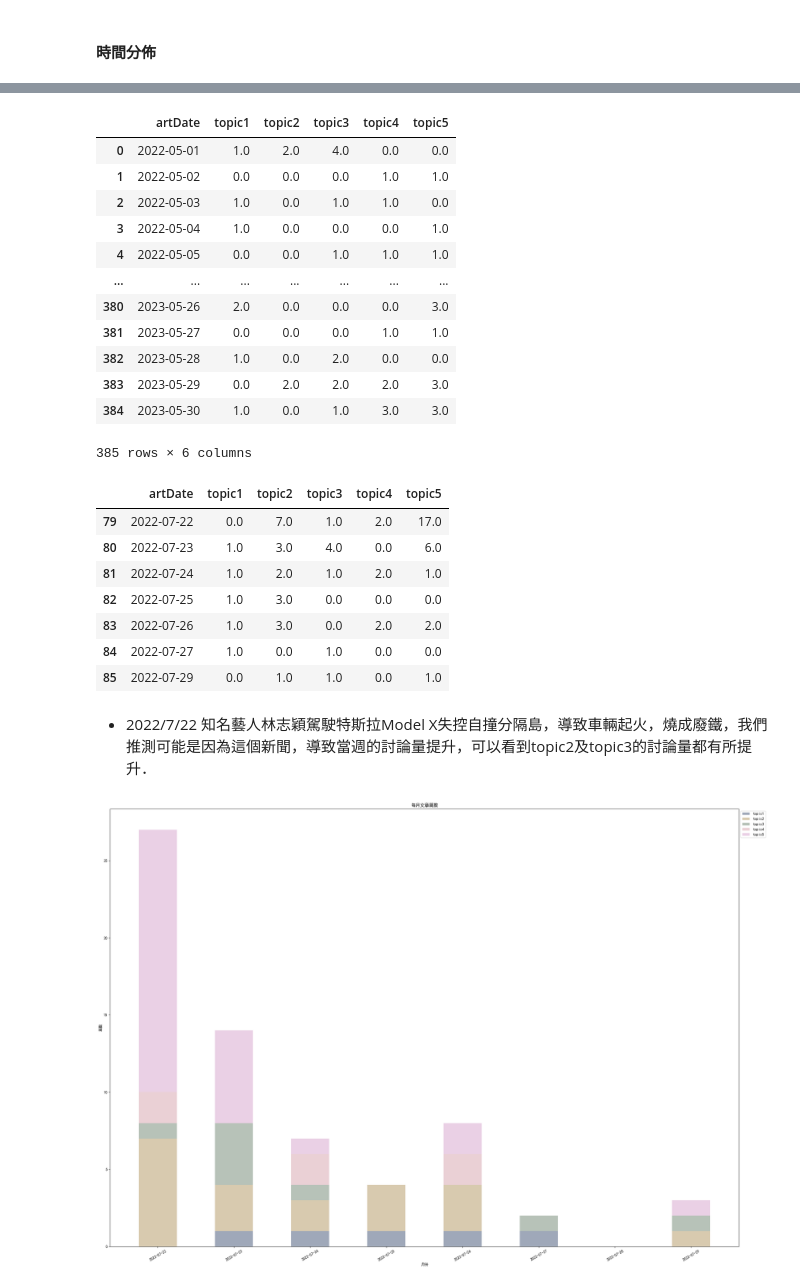
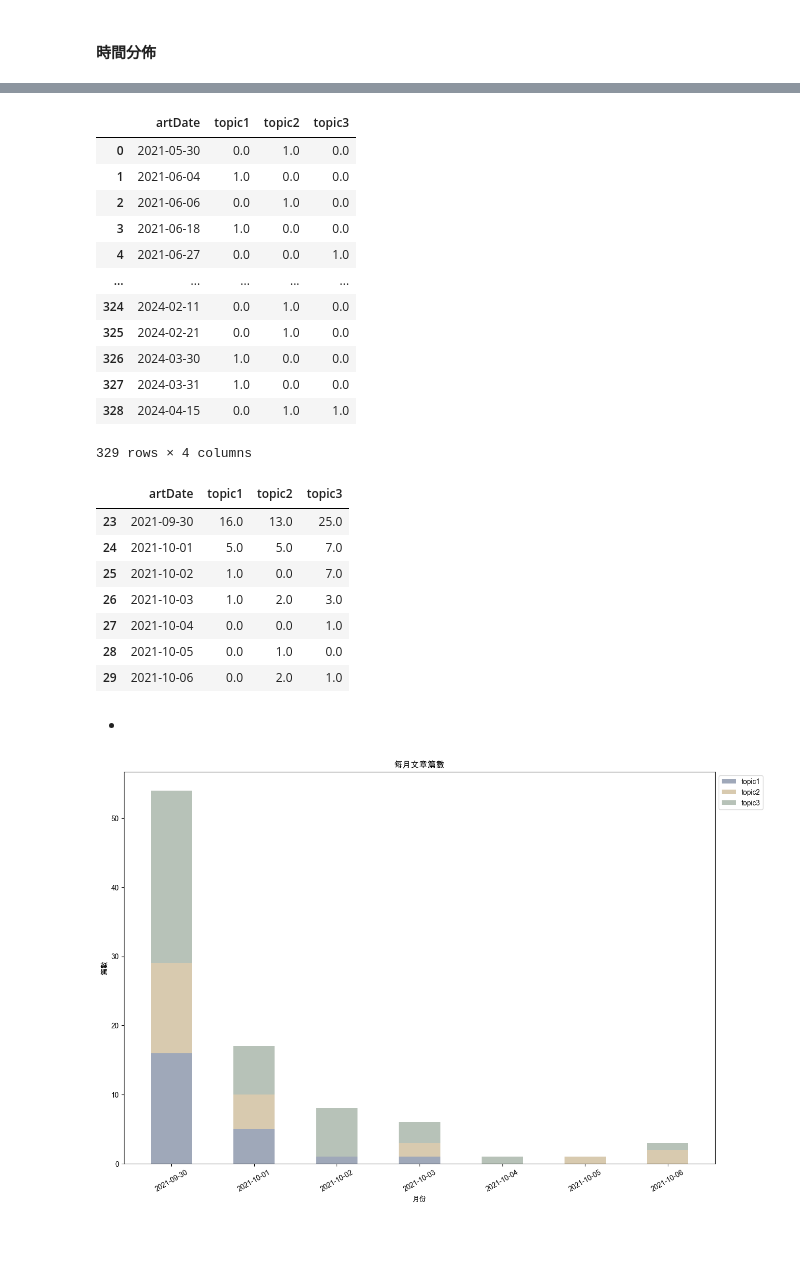
Before and after one commit to BillWu0222/Text_mining, a Jupyter notebook: Lie_Flat_Project/final_project.ipynb, the cells around one changed output, grey strips where cells are left out. Cells and saved outputs as stored; diff of their text form; code cells hidden in the pictures; blank space fills up the shorter version.

```diff
--- a/Lie_Flat_Project/final_project.ipynb
+++ b/Lie_Flat_Project/final_project.ipynb
@@ -466,5 +448,0 @@ for i in doc_list:
-# %%
-topic_ptt = ptt.copy()
-# %%
-# 將結果放進 DataFrame 裡
-topic_ptt['topic'] = newDocList
@@ -501,59 +470,61 @@ date_topic = date_topic.reset_index()
 date_topic = date_topic.groupby([date_topic['artDate'],'topic']).sum().reset_index()
 # %%
 date_df = date_topic.pivot_table(index='artDate', values='count', columns='topic').fillna(0).reset_index()
-date_df.columns = ['artDate', 'topic1', 'topic2','topic3','topic4','topic5']
+date_df.columns = ['artDate', 'topic1', 'topic2','topic3']
 date_df
 # %% [output]
-|  | artDate | topic1 | topic2 | topic3 | topic4 | topic5 |
-| 0 | 2022-05-01 | 1.0 | 2.0 | 4.0 | 0.0 | 0.0 |
-| 1 | 2022-05-02 | 0.0 | 0.0 | 0.0 | 1.0 | 1.0 |
-| 2 | 2022-05-03 | 1.0 | 0.0 | 1.0 | 1.0 | 0.0 |
-| 3 | 2022-05-04 | 1.0 | 0.0 | 0.0 | 0.0 | 1.0 |
-| 4 | 2022-05-05 | 0.0 | 0.0 | 1.0 | 1.0 | 1.0 |
-| ... | ... | ... | ... | ... | ... | ... |
-| 380 | 2023-05-26 | 2.0 | 0.0 | 0.0 | 0.0 | 3.0 |
-| 381 | 2023-05-27 | 0.0 | 0.0 | 0.0 | 1.0 | 1.0 |
-| 382 | 2023-05-28 | 1.0 | 0.0 | 2.0 | 0.0 | 0.0 |
-| 383 | 2023-05-29 | 0.0 | 2.0 | 2.0 | 2.0 | 3.0 |
-| 384 | 2023-05-30 | 1.0 | 0.0 | 1.0 | 3.0 | 3.0 |
+|  | artDate | topic1 | topic2 | topic3 |
+| 0 | 2021-05-30 | 0.0 | 1.0 | 0.0 |
+| 1 | 2021-06-04 | 1.0 | 0.0 | 0.0 |
+| 2 | 2021-06-06 | 0.0 | 1.0 | 0.0 |
+| 3 | 2021-06-18 | 1.0 | 0.0 | 0.0 |
+| 4 | 2021-06-27 | 0.0 | 0.0 | 1.0 |
+| ... | ... | ... | ... | ... |
+| 324 | 2024-02-11 | 0.0 | 1.0 | 0.0 |
+| 325 | 2024-02-21 | 0.0 | 1.0 | 0.0 |
+| 326 | 2024-03-30 | 1.0 | 0.0 | 0.0 |
+| 327 | 2024-03-31 | 1.0 | 0.0 | 0.0 |
+| 328 | 2024-04-15 | 0.0 | 1.0 | 1.0 |
-385 rows × 6 columns
+329 rows × 4 columns
 # %%
 pickDate_df = date_df.copy()
-pickDate_df['total'] = pickDate_df.apply(lambda x: x['topic1']+x['topic2']+x['topic3']+x['topic4']+x['topic5'], axis=1)
+pickDate_df['total'] = pickDate_df.apply(lambda x: x['topic1']+x['topic2']+x['topic3'], axis=1)
 pickDate_df.sort_values('total', ascending=False, inplace=True)
 index = pickDate_df.head(1).index.values[0]
 new_pickDate_df=date_df[index:index+7]
 new_pickDate_df
 # %% [output]
-|  | artDate | topic1 | topic2 | topic3 | topic4 | topic5 |
-| 79 | 2022-07-22 | 0.0 | 7.0 | 1.0 | 2.0 | 17.0 |
-| 80 | 2022-07-23 | 1.0 | 3.0 | 4.0 | 0.0 | 6.0 |
-| 81 | 2022-07-24 | 1.0 | 2.0 | 1.0 | 2.0 | 1.0 |
-| 82 | 2022-07-25 | 1.0 | 3.0 | 0.0 | 0.0 | 0.0 |
-| 83 | 2022-07-26 | 1.0 | 3.0 | 0.0 | 2.0 | 2.0 |
-| 84 | 2022-07-27 | 1.0 | 0.0 | 1.0 | 0.0 | 0.0 |
-| 85 | 2022-07-29 | 0.0 | 1.0 | 1.0 | 0.0 | 1.0 |
+|  | artDate | topic1 | topic2 | topic3 |
+| 23 | 2021-09-30 | 16.0 | 13.0 | 25.0 |
+| 24 | 2021-10-01 | 5.0 | 5.0 | 7.0 |
+| 25 | 2021-10-02 | 1.0 | 0.0 | 7.0 |
+| 26 | 2021-10-03 | 1.0 | 2.0 | 3.0 |
+| 27 | 2021-10-04 | 0.0 | 0.0 | 1.0 |
+| 28 | 2021-10-05 | 0.0 | 1.0 | 0.0 |
+| 29 | 2021-10-06 | 0.0 | 2.0 | 1.0 |
-# %% [markdown]
-- 2022/7/22 知名藝人林志穎駕駛特斯拉Model X失控自撞分隔島，導致車輛起火，燒成廢鐵，我們推測可能是因為這個新聞，導致當週的討論量提升，可以看到topic2及topic3的討論量都有所提升．
+# %% [markdown]
+-
 # %%
-plt.subplots(figsize=(30, 21))
-color = ["#9FA8B9", "#D8CAAF", "#B7C2B8", "#EAD0D5","#EAD0E5"]
-column = ['topic1', 'topic2', 'topic3','topic4','topic5']
+plt.rcParams['font.sans-serif'] = ['Arial Unicode Ms']
+
+plt.subplots(figsize=(15,10))
+color = ["#9FA8B9", "#D8CAAF", "#B7C2B8"]
+column = ['topic1', 'topic2', 'topic3']
 temp_bottom = 0
 
-for i in range(0,5):
+for i in range(0,3):
     if(i>0):
         temp_bottom = temp_bottom + new_pickDate_df[column[i-1]]
         plt.bar(new_pickDate_df.artDate, new_pickDate_df[column[i]] ,color=color[i], bottom=temp_bottom ,label=column[i] , width=0.5)
     else: # 主題一 bottom 為 0
         plt.bar(new_pickDate_df.artDate, new_pickDate_df[column[i]] ,color=color[i], label=column[i] , width=0.5)
 
 
 plt.title('每月文章篇數') # 標題
 plt.xlabel('月份') # x軸標題
 plt.ylabel('篇數') # y軸標題
 plt.xticks(rotation=30)
 plt.legend(bbox_to_anchor=(1,1), loc='upper left') #標示的位置
 plt.show()
 # %% [output]
-[figure, old version]
+[figure, new version]
```
Also changed, not shown: parts of 47 cells of this notebook, 4 other files.
